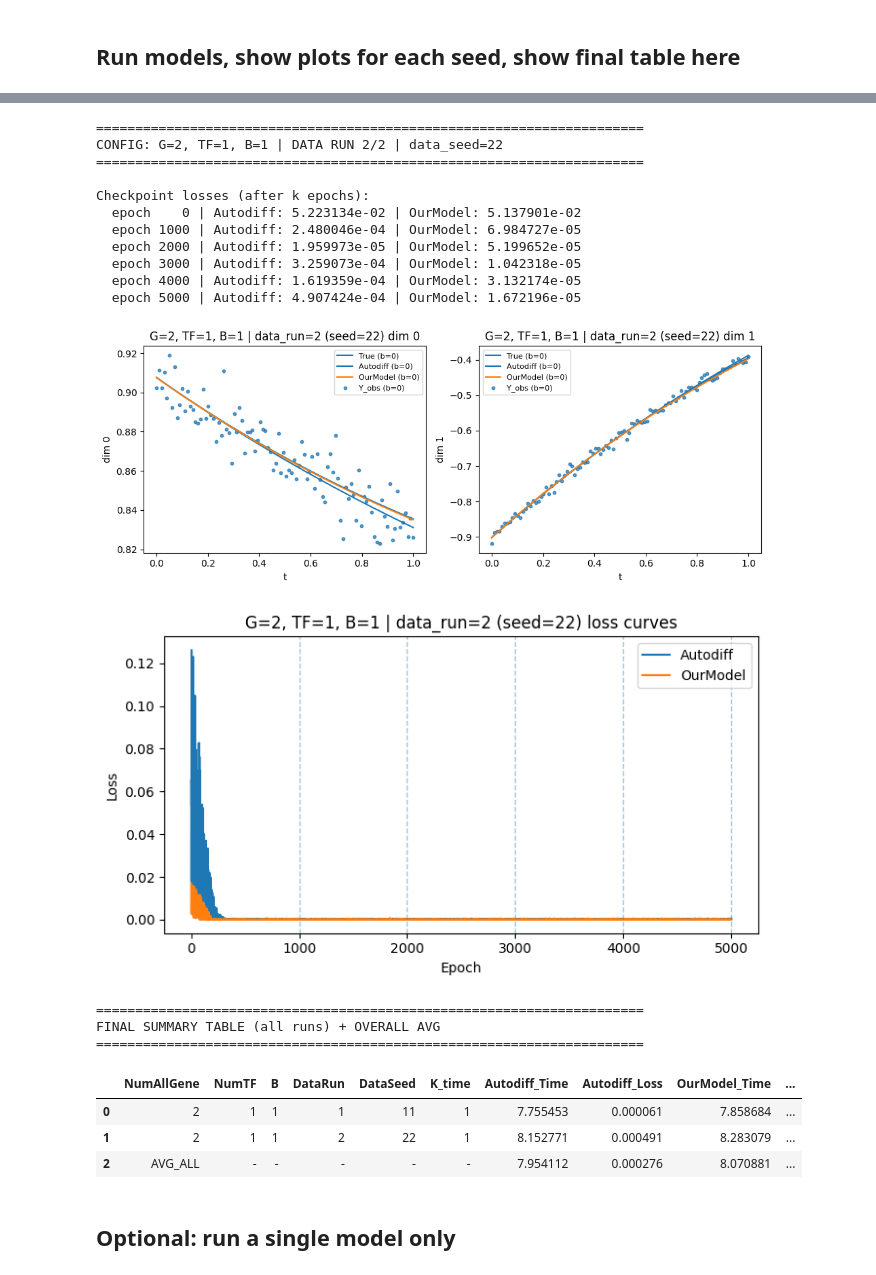
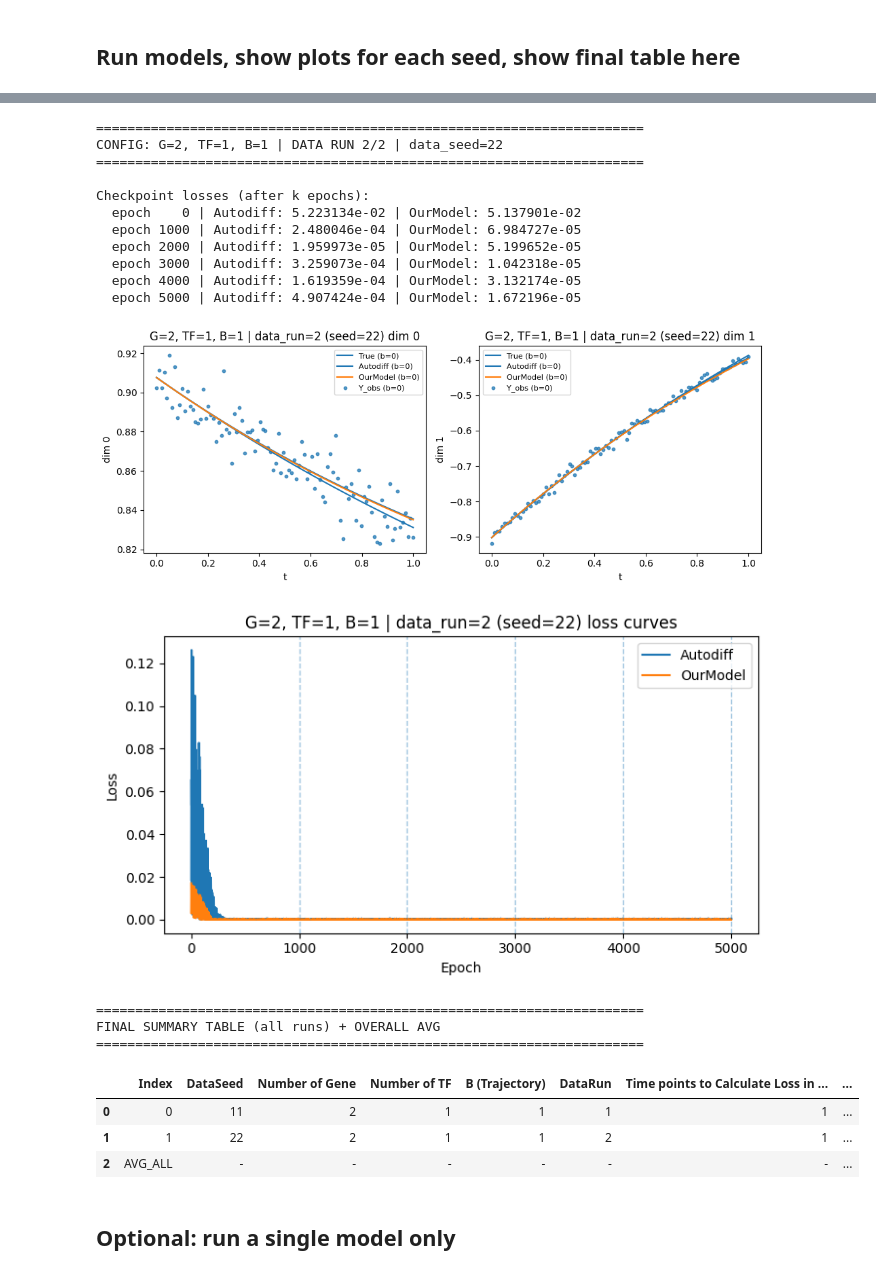
Before and after one commit to Lio-star/Linear-ODE, a Jupyter notebook: example.ipynb, the cells around one changed output, grey strips where cells are left out. Saved outputs shown, nothing was run; the diff lists cells and outputs as text; code cells hidden in the pictures.

```diff
--- a/example.ipynb
+++ b/example.ipynb
@@ -50,7 +49,6 @@ summary_df, details = demo.run(
     epochs=EPOCHS,
     checkpoints=CHECKPOINTS,
     init_seed=INIT_SEED,
-    k_time=K_TIME,
     plot_each_seed=True,
     save_figures=False,
     display_figures=True,
@@ -64,37 +62,37 @@ display(summary_df)
 # %% [output]
 ======================================================================
 CONFIG: G=2, TF=1, B=1 | DATA RUN 1/2 | data_seed=11
 ======================================================================
 
 Checkpoint losses (after k epochs):
   epoch    0 | Autodiff: 4.485416e-01 | OurModel: 4.402293e-01
   epoch 1000 | Autodiff: 4.656950e-04 | OurModel: 3.985834e-04
   epoch 2000 | Autodiff: 6.087209e-04 | OurModel: 1.445132e-05
   epoch 3000 | Autodiff: 3.296478e-04 | OurModel: 8.409036e-04
   epoch 4000 | Autodiff: 9.991728e-05 | OurModel: 7.857518e-05
   epoch 5000 | Autodiff: 6.061201e-05 | OurModel: 5.168047e-05
 [figure]
 [figure]
 ======================================================================
 CONFIG: G=2, TF=1, B=1 | DATA RUN 2/2 | data_seed=22
 ======================================================================
 
 Checkpoint losses (after k epochs):
   epoch    0 | Autodiff: 5.223134e-02 | OurModel: 5.137901e-02
   epoch 1000 | Autodiff: 2.480046e-04 | OurModel: 6.984727e-05
   epoch 2000 | Autodiff: 1.959973e-05 | OurModel: 5.199652e-05
   epoch 3000 | Autodiff: 3.259073e-04 | OurModel: 1.042318e-05
   epoch 4000 | Autodiff: 1.619359e-04 | OurModel: 3.132174e-05
   epoch 5000 | Autodiff: 4.907424e-04 | OurModel: 1.672196e-05
 [figure]
 [figure]
 ======================================================================
 FINAL SUMMARY TABLE (all runs) + OVERALL AVG
 ======================================================================
-|  | NumAllGene | NumTF | B | DataRun | DataSeed | K_time | Autodiff_Time | Autodiff_Loss | OurModel_Time | ... |
-| 0 | 2 | 1 | 1 | 1 | 11 | 1 | 7.755453 | 0.000061 | 7.858684 | ... |
-| 1 | 2 | 1 | 1 | 2 | 22 | 1 | 8.152771 | 0.000491 | 8.283079 | ... |
-| 2 | AVG_ALL | - | - | - | - | - | 7.954112 | 0.000276 | 8.070881 | ... |
+|  | Index | DataSeed | Number of Gene | Number of TF | B (Trajectory) | DataRun | Time points to Calculate Loss in ... | ... |
+| 0 | 0 | 11 | 2 | 1 | 1 | 1 | 1 | ... |
+| 1 | 1 | 22 | 2 | 1 | 1 | 2 | 1 | ... |
+| 2 | AVG_ALL | - | - | - | - | - | - | ... |
 # %% [markdown]
 ## Optional: run a single model only
 # %%
```
Also changed, not shown: parts of 1 cell of this notebook.
